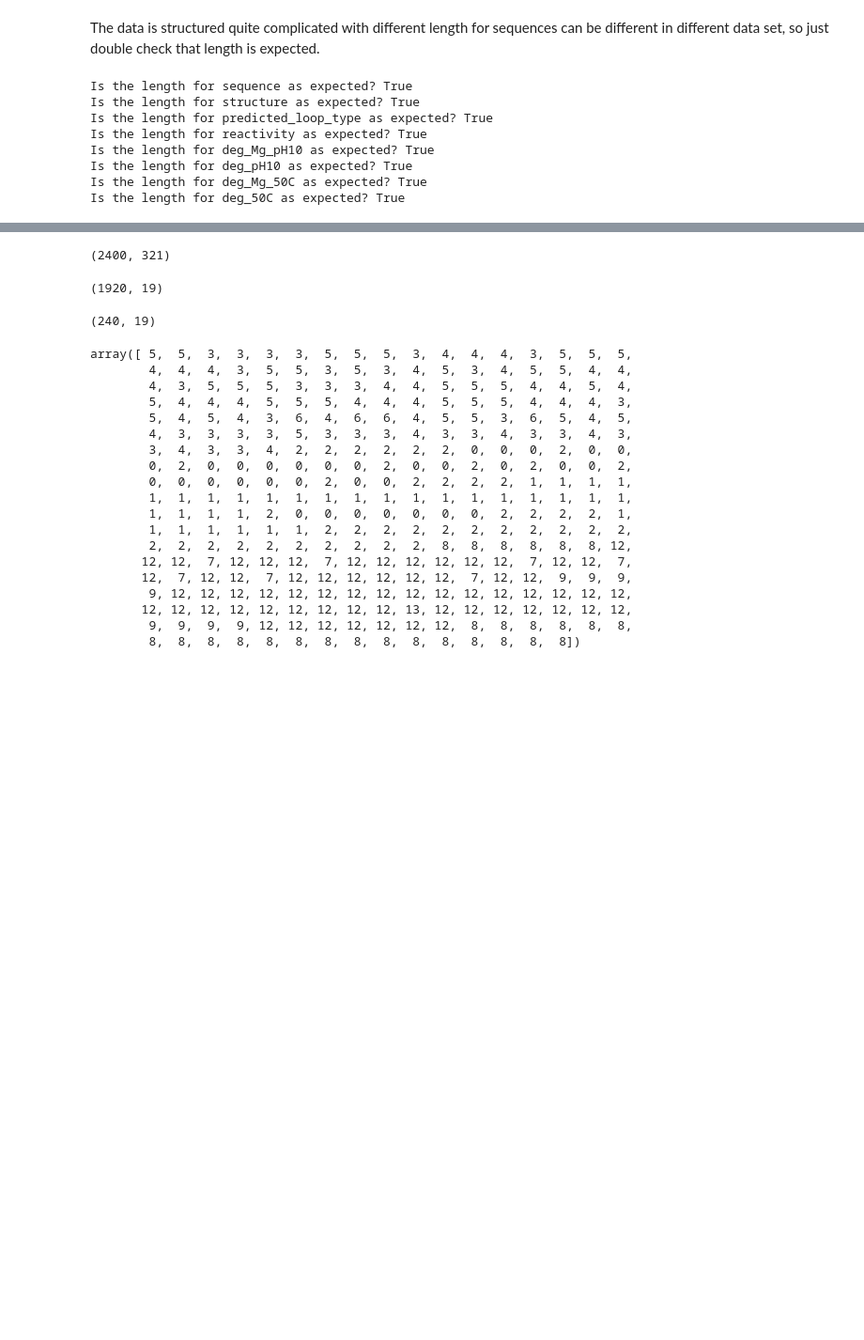
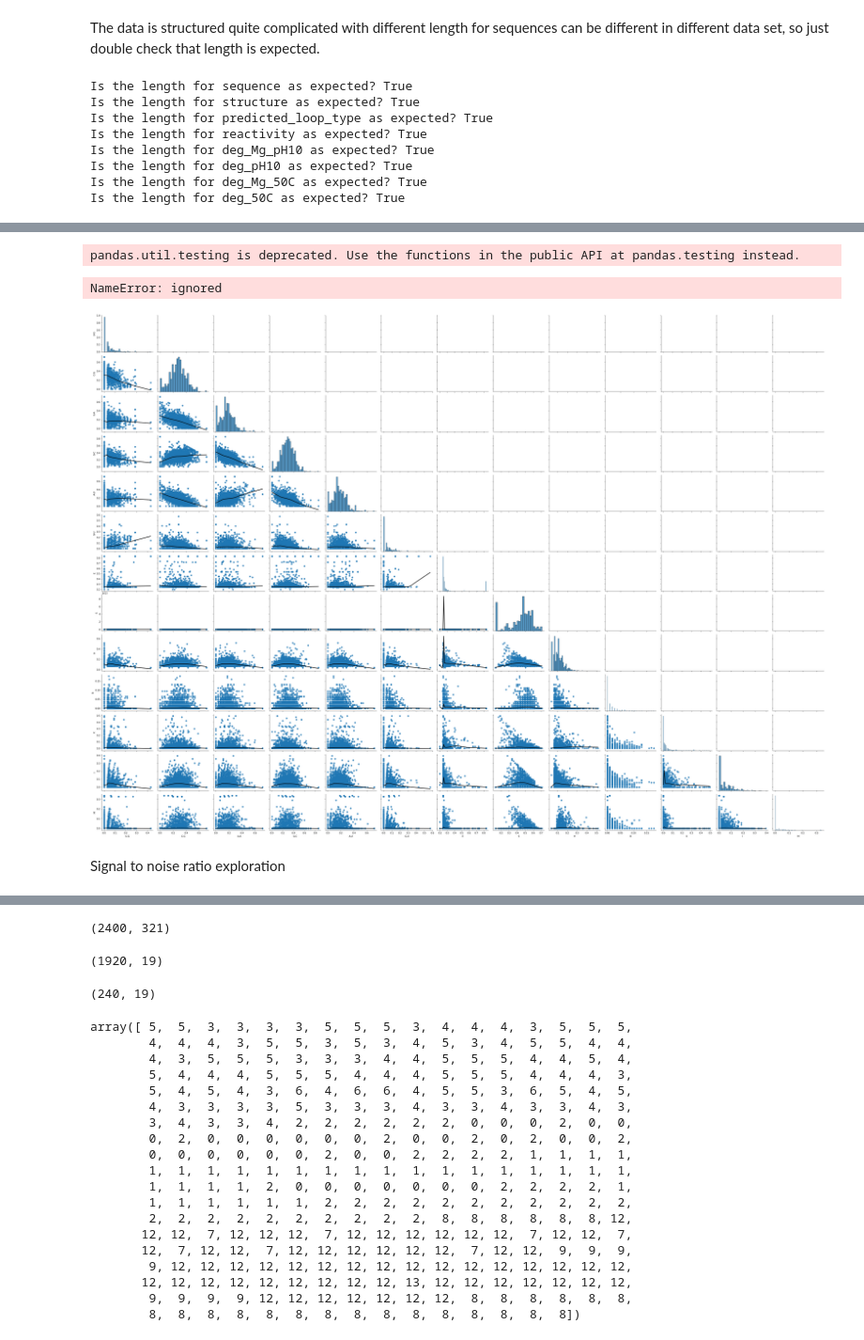
Before and after one commit to bruce-lam/W207_Final_Zhu_Yu_Lam, a Jupyter notebook: W207 Final Project Yu_ Zhu_ Lam.ipynb, the cells around one changed output, grey strips where cells are left out. Shown at 94% size. Cells and saved outputs as stored; diff of their text form; code cells hidden in the pictures; blank space fills up the shorter version.

```diff
--- a/W207 Final Project Yu_ Zhu_ Lam.ipynb
+++ b/W207 Final Project Yu_ Zhu_ Lam.ipynb
@@ -142,0 +248,14 @@ Is the length for deg_50C as expected? True
+# %%
+pairs_dict = {('U', 'G'): 0, ('C', 'G'): 0, ('U', 'A'): 0, ('G', 'C'): 0, ('A', 'U'): 0, ('G', 'U'): 0}
+queue = []
+for base in range(len(full_train)):
+  observation = full_train.iloc[base]
+  for symbol in range(len(observation['structure'])):
+    if observation['structure'][symbol] == '(':
+      queue.append(symbol)
+    if observation['structure'][symbol] == ')':
+      first = queue.pop()
+      pairs_dict[(observation['sequence'][first], observation['sequence'][symbol])] += 1
+
+
+pairs_dict
@@ -142,0 +312,15 @@ Is the length for deg_50C as expected? True
+# %%
+loops = []
+for prediction in range(len(full_train)):
+    counts = dict(count(full_train.iloc[prediction]['predicted_loop_type']))
+    types = ['E', 'S', 'H', 'B', 'X', 'I', 'M']
+    row = []
+    for item in types:
+      if item in counts:
+        row.append(counts[item] / 107)
+      else:
+        row.append(0)
+    loops.append(row)
+
+loops = pd.DataFrame(loops, columns=types)
+loops
@@ -142,0 +382,18 @@ Is the length for deg_50C as expected? True
+# %%
+#pairs and loops
+pairs.reset_index(drop=True, inplace=True)
+loops.reset_index(drop=True, inplace=True)
+
+correlation_frame = pd.concat([pairs, loops], axis=1)
+correlation_frame
+
+g = sns.PairGrid(correlation_frame, aspect=1.4, diag_sharey=False)
+g.map_lower(sns.regplot, lowess=True, ci=False, line_kws={'color': 'black'})
+g.map_diag(sns.histplot, kde_kws={'color': 'black'})
+g.map_upper(corrdot)
+# %% [output]
+pandas.util.testing is deprecated. Use the functions in the public API at pandas.testing instead.
+NameError: ignored
+[figure, added]
+# %% [markdown]
+Signal to noise ratio exploration
```
Also changed, not shown: parts of 21 cells of this notebook.
